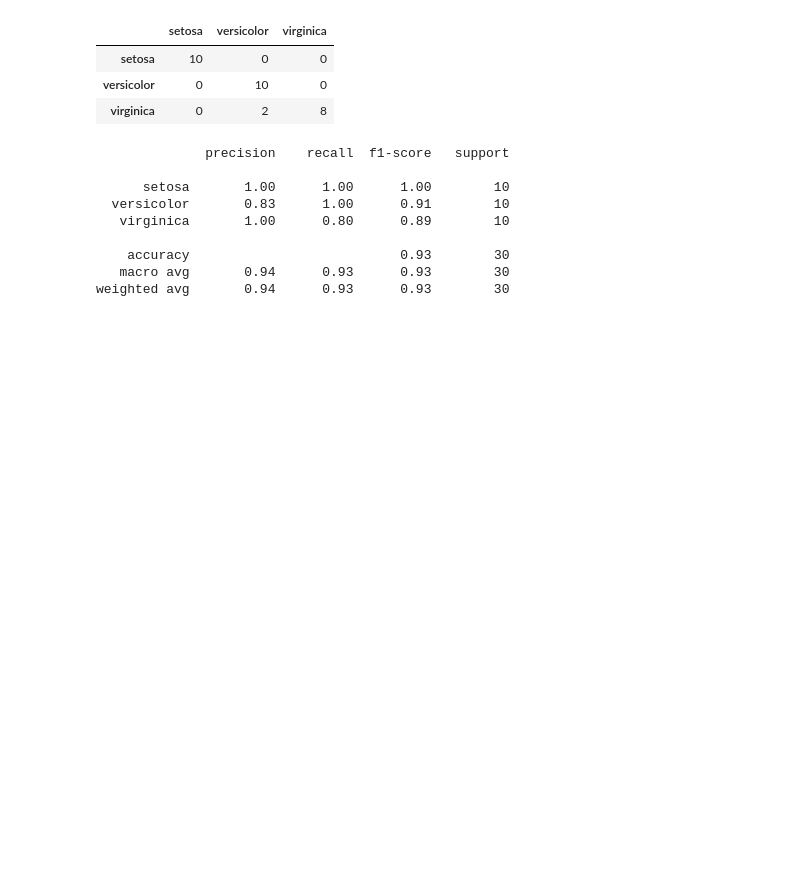
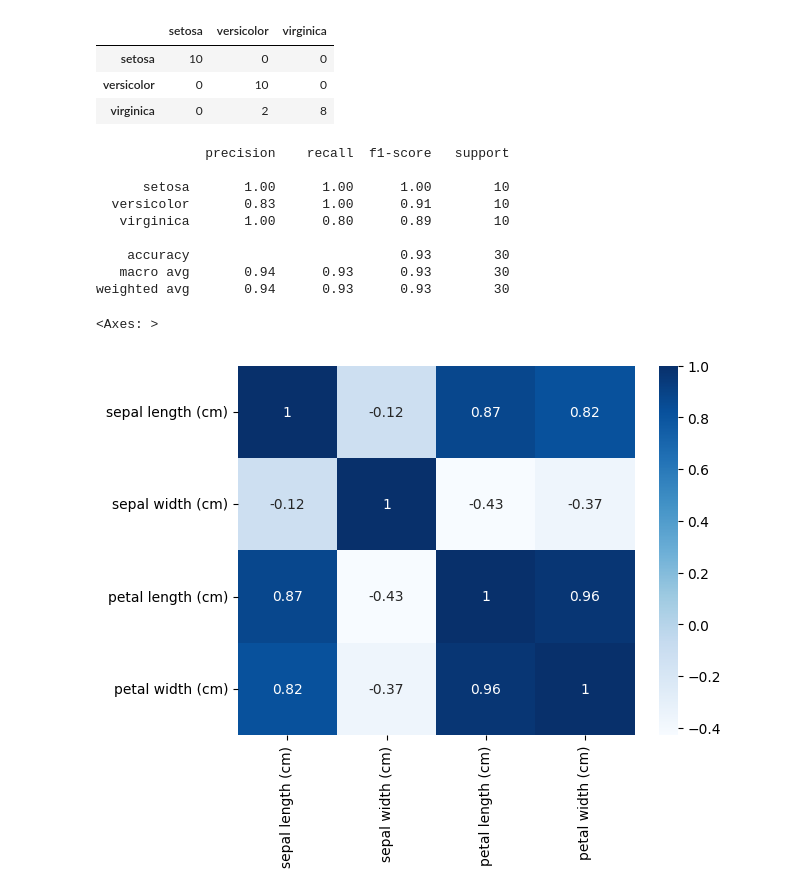
Before and after one commit to MauricioMedel/Extracci-n-del-conocimiento, a Jupyter notebook: Notebooks/Laboratorio8.ipynb, the cells around one changed output. Saved outputs shown, nothing was run; the diff lists cells and outputs as text; code cells hidden in the pictures; blank space fills up the shorter version.

```diff
--- a/Notebooks/Laboratorio8.ipynb
+++ b/Notebooks/Laboratorio8.ipynb
@@ -233,3 +233,7 @@ print (classification_report(y_test, prediccion))
     accuracy                           0.93        30
    macro avg       0.94      0.93      0.93        30
 weighted avg       0.94      0.93      0.93        30
+# %%
+ ## importancia = modelo.feature_importances_(Knn no tiene
+
+corr = dfIris.corr(numeric_only=True)
@@ -235,0 +242,5 @@ weighted avg       0.94      0.93      0.93        30
+# %%
+sns.heatmap ( corr, annot=True, cmap="Blues")
+# %% [output]
+<Axes: >
+[figure, added]
```
Also changed, not shown: parts of 1 cell of this notebook.
